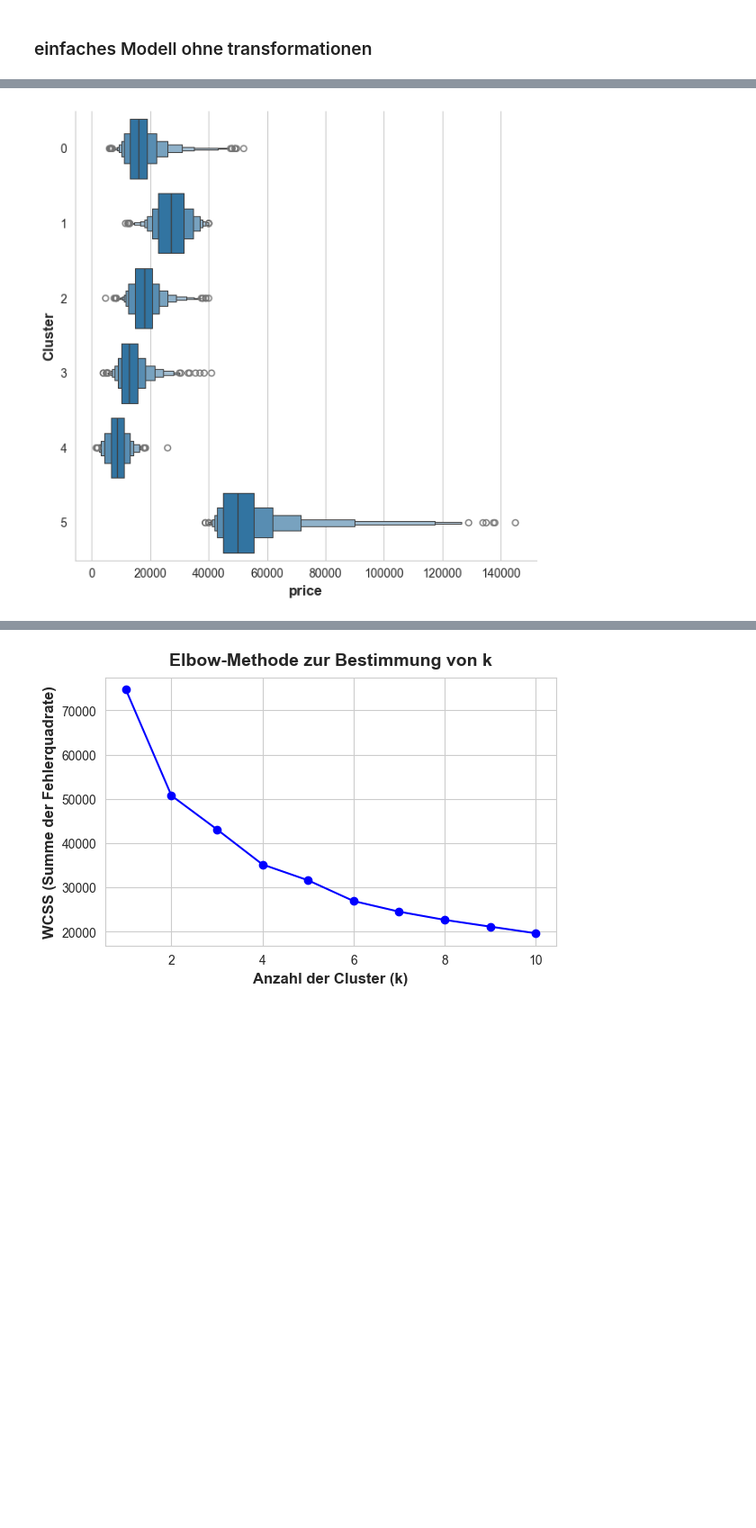
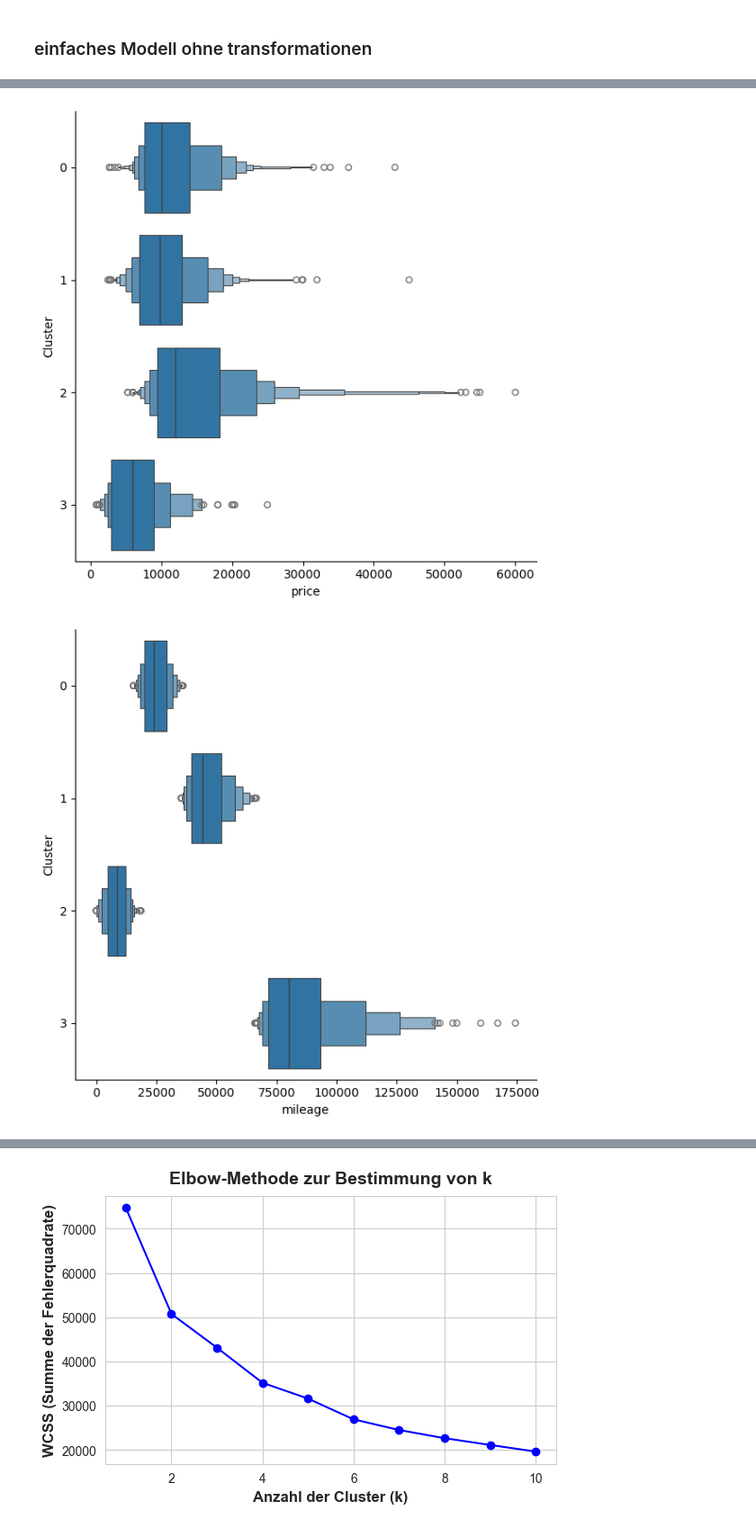
Before and after one commit to itsinfi/data-science-software-engineering-course, a Jupyter notebook: 02_used_car/uc_cluster_analysis_CRISP-DM.ipynb, the cells around one changed output, grey strips where cells are left out. Shown at 90% size. Saved outputs shown, nothing was run; the diff lists cells and outputs as text; code cells hidden in the pictures; blank space fills up the shorter version.

```diff
--- a/02_used_car/uc_cluster_analysis_CRISP-DM.ipynb
+++ b/02_used_car/uc_cluster_analysis_CRISP-DM.ipynb
@@ -485,10 +482,10 @@ print(df_clean)
 from scipy.stats import zscore
 
 # Z-Scores berechnen
-df['z_score'] = zscore(df['Wert'])
+df['z_score'] = zscore(df['price'])
 
 # Nur Werte mit Z-Score < 3 behalten
-df_cleaned = df[df['z_score'].abs() < 3].drop(columns='z_score')
+df_cleaned = df#df[df['z_score'].abs() < 3].drop(columns='z_score')
 
 print("Bereinigter DataFrame:")
 print(df_cleaned)
@@ -559,7 +574,7 @@ print(df_encoded)
 ### Min-Max-Normalisierung
 # %%
 # Min-Max-Normalisierung der Gehalt-Spalte
-df['mileage_norm'] = (df['mileage'] - df['mileage'].min()) / (df['mileage'].max() - df['mileage'].min())
+# df['mileage_norm'] = (df['mileage'] - df['mileage'].min()) / (df['mileage'].max() - df['mileage'].min())
 
 print(df['mileage_norm'])
 # %% [output]
@@ -579,7 +594,7 @@ Name: mileage_norm, Length: 10668, dtype: float64
 ### Z-Score-Normalisierung
 # %%
 # Z-Score-Normalisierung der Gehalt-Spalte
-df['mileage_std'] = (df['mileage'] - df['mileage'].mean()) / df['mileage'].std()
+# df['mileage_std'] = (df['mileage'] - df['mileage'].mean()) / df['mileage'].std()
 
 print(df['mileage_std'])
 # %% [output]
@@ -645,7 +660,7 @@ X = df.loc[:, ["price", "mileage", "year"]]
 X.head()
 
 # Create cluster feature
-kmeans = KMeans(n_clusters=6, random_state=0)
+kmeans = KMeans(n_clusters=4, random_state=0)
 X["Cluster"] = kmeans.fit_predict(X)
 X["Cluster"] = X["Cluster"].astype("category")
 
@@ -701,5 +722,10 @@ sns.relplot(
 # %%
 X["price"] = df["price"]
+X["mileage"] = df["mileage"]
+X["year"] = df["year"]
 sns.catplot(x="price", y="Cluster", data=X, kind="boxen", height=6);
+sns.catplot(x="mileage", y="Cluster", data=X, kind="boxen", height=6);
+sns.catplot(x="year", y="Cluster", data=X, kind="boxen", height=6);
 # %% [output]
-[figure, old version]
+[figure, new version]
+[figure, added]
```
Also changed, not shown: parts of 31 cells of this notebook.
